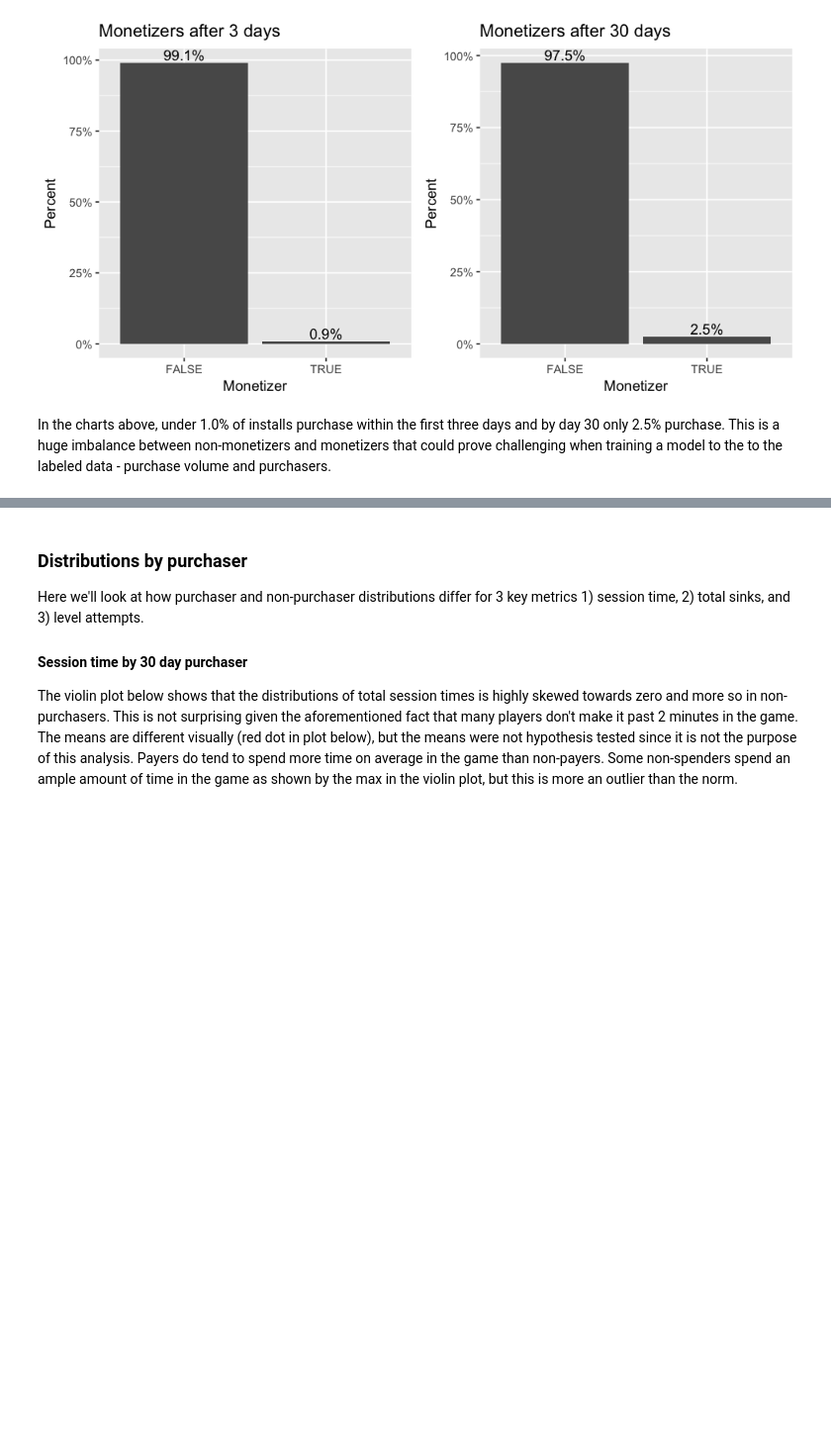
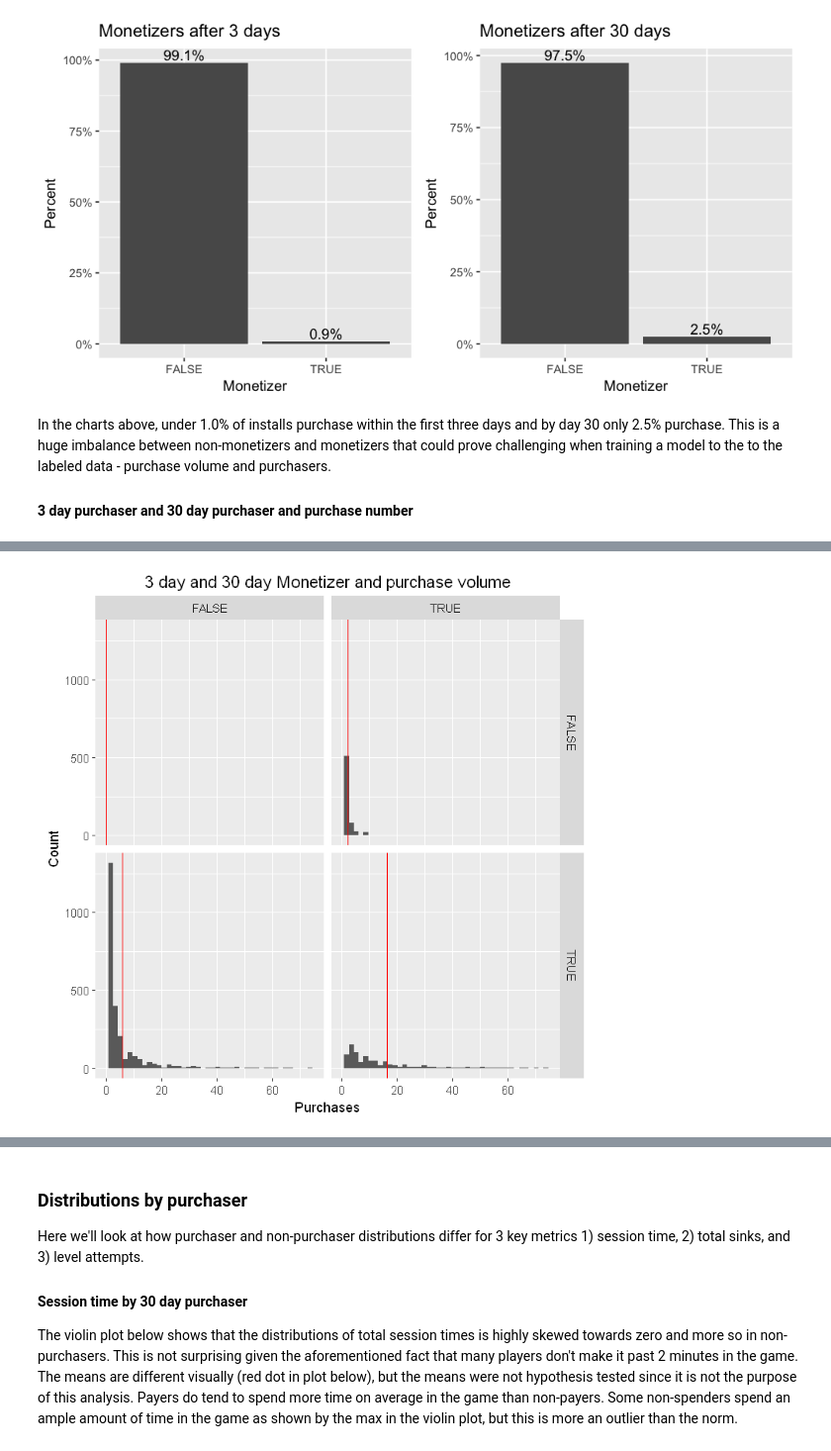
Before and after one commit to giomarc/DataAnalytics, a Jupyter notebook: PurchasePrediction.ipynb, the cells around one changed output, grey strips where cells are left out. Shown at 99% size. Saved outputs shown, nothing was run; the diff lists cells and outputs as text; code cells hidden in the pictures; blank space fills up the shorter version.

```diff
--- a/PurchasePrediction.ipynb
+++ b/PurchasePrediction.ipynb
@@ -289,3 +296,24 @@ grid.arrange(p1, p2, ncol = 2)
 [figure]
 # %% [markdown]
 In the charts above, under 1.0% of installs purchase within the first three days and by day 30 only 2.5% purchase. This is a huge imbalance between non-monetizers and monetizers that could prove challenging when training a model to the to the labeled data - purchase volume and purchasers.
+
+#### 3 day purchaser and 30 day purchaser and purchase number
+# %%
+options(repr.plot.width=6, repr.plot.height=6)
+
+# get players sub purchase data, and add a logical column if a 3day purchaser made no other purchases in remianing 30.
+players.sub.purch <- players.sub %>% dplyr::select(PURCHASES_30, PURCHASES_3, purchaser_30, purchaser_3)
+players.sub.purch <- players.sub.purch %>% mutate(purchaser_30add = (PURCHASES_30-PURCHASES_3) > 0)
+
+# facet grid by purchasers in first 3 days and 30 days.
+aggpurch <- aggregate(data = players.sub.purch, PURCHASES_30 ~ purchaser_3 + purchaser_30add, mean)
+bw1 = (max(players.sub.purch$PURCHASES_30/10) - min(players.sub.purch$PURCHASES_30))/30
+
+# plot histograms in a facet. remove non-payers as it will distort labeled axes
+ggplot(players.sub.purch %>% dplyr::filter(purchaser_30 == TRUE | purchaser_3 == TRUE), aes(PURCHASES_30)) +
+  geom_histogram(binwidth = bw1) + geom_vline(aes(xintercept = aggpurch[,3]), data = aggpurch, color = "red") +
+  facet_grid(purchaser_30add~purchaser_3) +
+  xlab('Purchases')  + ylab('Count') +
+  xlim(0, 75) +
+  ggtitle('3 day and 30 day Monetizer and purchase volume')
+# %% [output]
@@ -291,0 +323 @@ In the charts above, under 1.0% of installs purchase within the first three days
+[figure, added]
```
Also changed, not shown: parts of 30 cells of this notebook, 2 other files.
